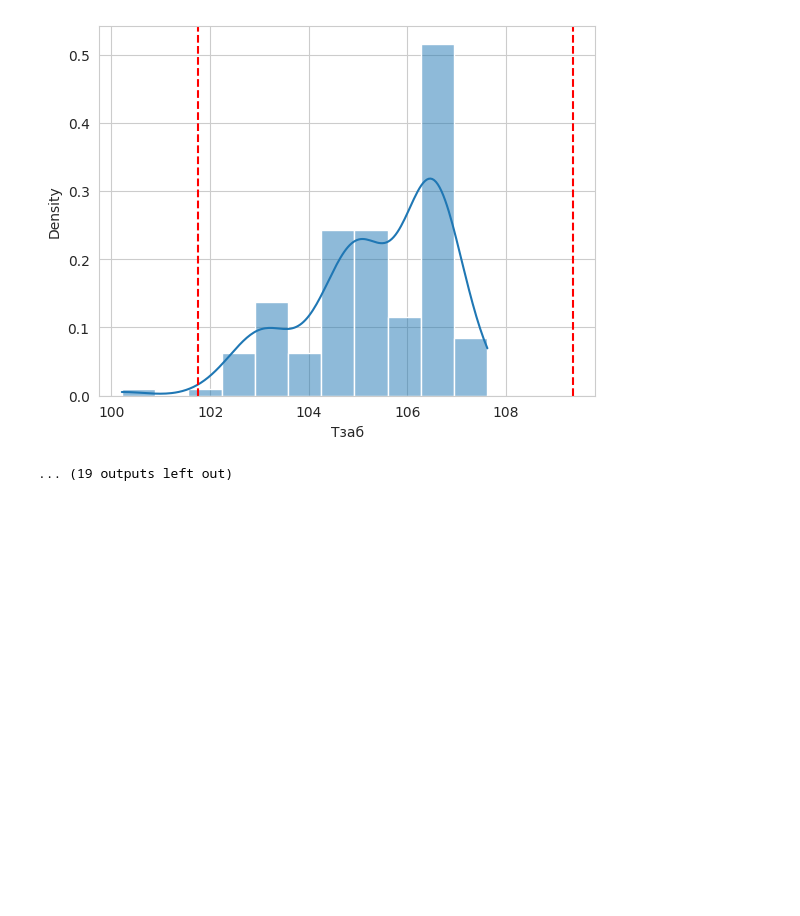
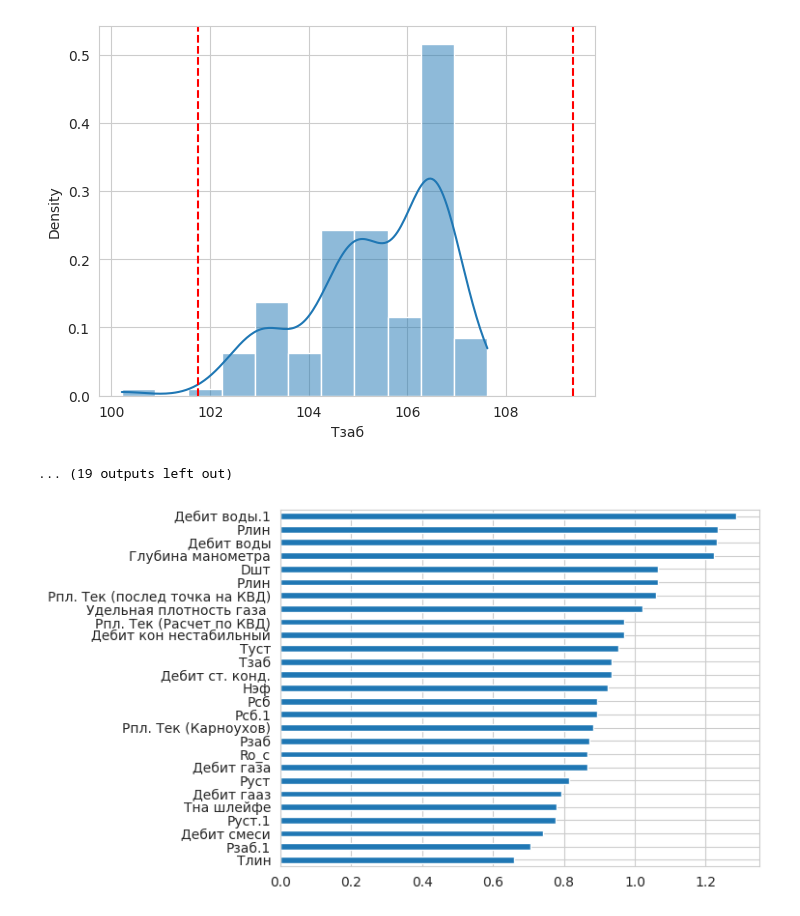
Before and after one commit to sidrDetyam/neural-networks, a Jupyter notebook: notebooks/lab1.ipynb, the cells around one changed output. Drawn from its saved outputs; the diff is of its cells as text; code cells hidden in the pictures; blank space fills up the shorter version.

```diff
--- a/notebooks/lab1.ipynb
+++ b/notebooks/lab1.ipynb
@@ -176,3 +180,19 @@ Index(['Глубина манометра', 'Dшт', 'Руст', 'Рзаб', 'P
 [figure]
 [figure]
 ... (19 outputs left out)
+# %%
+from utils.gain import *
+
+
+def bar(target):
+    gain_ratio_list = []
+    for col_name in df2.columns[0:-2]:
+        gain_ratio_list.append(gr(df2, col_name, target))
+    return pd.Series(gain_ratio_list, index=df2.columns[0:-2])
+
+
+g_total = bar(df2.columns[-2]).sort_values()
+g_total.plot(kind='barh')
+plt.show()
+# %% [output]
+[figure, added]
```
Also changed, not shown: parts of 5 cells of this notebook, 2 other files.
